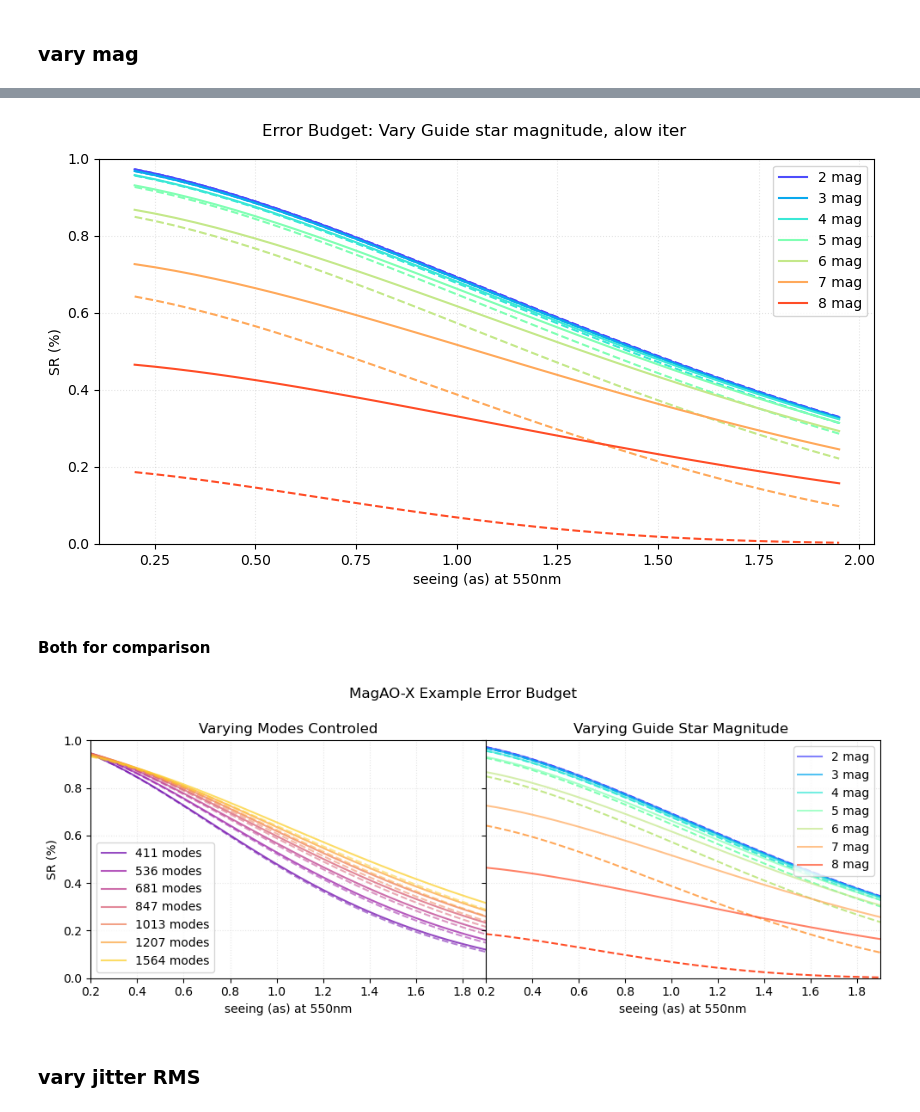
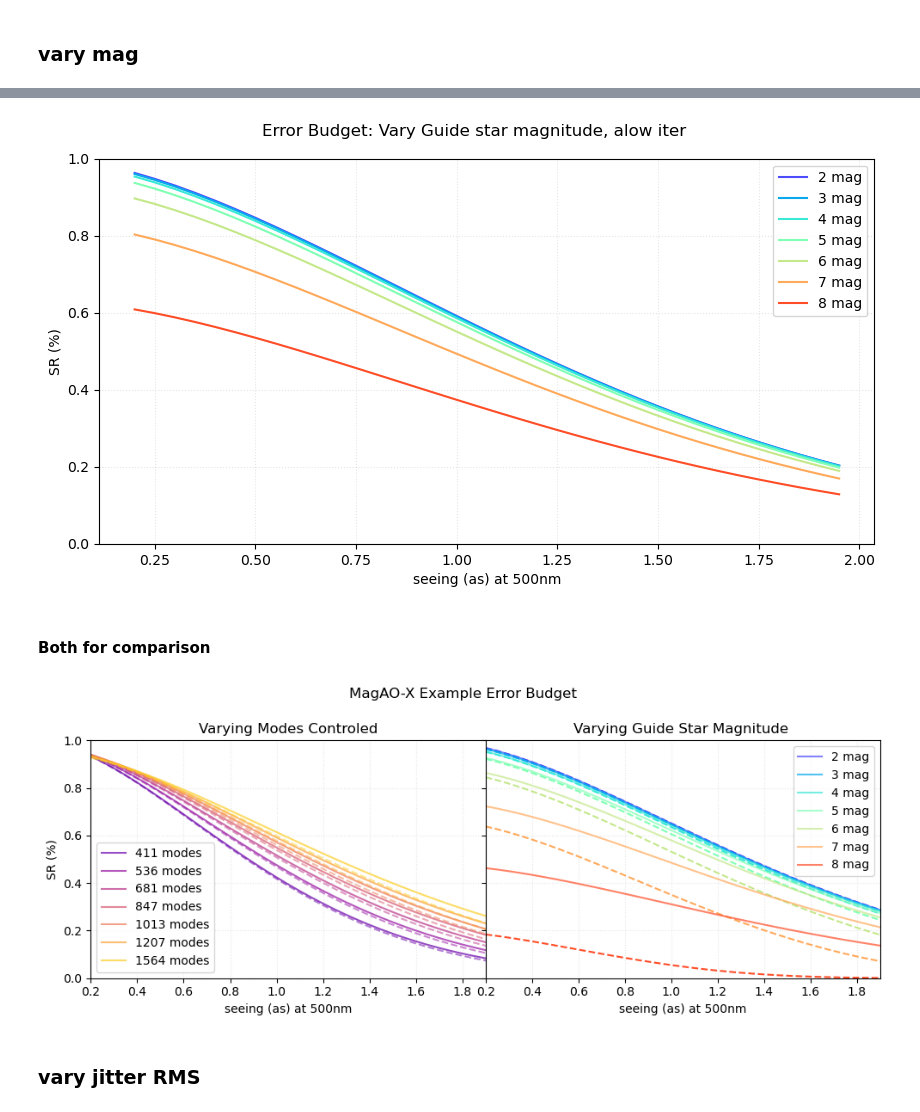
Before and after one commit to edenacadia/sparkles, a Jupyter notebook: sim/fitting_error.ipynb, the cells around one changed output, grey strips where cells are left out. Cells and saved outputs as stored; diff of their text form; code cells hidden in the pictures.

```diff
--- a/sim/fitting_error.ipynb
+++ b/sim/fitting_error.ipynb
@@ -23,0 +33,27 @@ reload(eb)
+# %%
+DIMM_list = np.arange(.2, 2.0, 0.05)
+r_o_list = eb.seeing_to_r_o(DIMM_list)
+mags_list = np.arange(2, 10, 1)
+
+strehl_modes_opt = [[opt_modes(m, r_i, Hz=1800, v_wind=18.7)[0] for r_i in r_o_list] for m in mags_list]
+strehl_mags_list = [[eb.calc_strehl(r_o = r_i, n_act = 973, s_mag = m, rms_jitter = 0, v_wind=18.7, Hz = 1800) for r_i in r_o_list] for m in mags_list]
+# %%
+fig, axs = plt.subplots(nrows=1, ncols=1, figsize=(8,4), facecolor='white', sharey=True)
+fig.suptitle("Simulated SR: vary magnitude, control modes optimized", y = 0.95)
+fig.subplots_adjust(wspace=0, hspace = 0)
+axs.grid(color='grey', linestyle=':', alpha=0.2)
+
+n = len(mags_list)
+colors = pl.cm.rainbow(np.linspace(0.05,.9, n))
+
+for i in range(n):
+    axs.plot(DIMM_list, strehl_modes_opt[i], label = f"{mags_list[i]} mag", color=colors[i])
+    axs.plot(DIMM_list, strehl_mags_list[i], color=colors[i], ls='dashed', alpha=0.5)
+    axs.set_xlabel('seeing (as) at 500nm')
+
+axs.set_ylabel('SR (%)')
+#axs.set_xlim(0.1, 1.95)
+axs.set_ylim(0,1)
+axs.legend()
+
+plt.savefig('../plots/SR_error_budget_vMags_optModes.png',dpi=300)
@@ -43,7 +98,7 @@ colors = pl.cm.plasma(np.linspace(0.2,.9, n))
 for i in range(n):
     axs.plot(DIMM_list, strehl_modes_list[i], label = f"{modal_control[i]} modes", color=colors[i], alpha=0.5)
     axs.plot(DIMM_list, strehl_modes_iter_list[i], label = f"{modal_control[i]} m iter", color=colors[i], ls = 'dashed', alpha=0.5)
-    axs.set_xlabel('seeing (as) at 550nm')
+    axs.set_xlabel('seeing (as) at 500nm')
 
 axs.set_ylabel('SR (%)')
 axs.set_ylim(0,1)
@@ -60,5 +123,5 @@ DIMM_list = np.arange(.2, 2.0, 0.05)
 r_o_list = eb.seeing_to_r_o(DIMM_list) # in meters
 mags_list = np.arange(2, 9, 1)
 # calc strehl
-strehl_mags_list = [[eb.calc_strehl(r_o = r_i, s_mag = m, rms_jitter = 0, v_wind=18.7) for r_i in r_o_list] for m in mags_list]
-strehl_mags_list_iter = [[eb.calc_strehl_iter(r_o = r_i, s_mag = m, rms_jitter = 0, v_wind=18.7) for r_i in r_o_list] for m in mags_list]
+strehl_mags_list = [[eb.calc_strehl(r_o = r_i, n_act = 973, s_mag = m, rms_jitter = 0, v_wind=18.7) for r_i in r_o_list] for m in mags_list]
+#strehl_mags_list_iter = [[eb.calc_strehl_iter(r_o = r_i, n_act = 1000, s_mag = m, rms_jitter = 0, v_wind=18.7) for r_i in r_o_list] for m in mags_list]
@@ -65,25 +146,25 @@ strehl_mags_list_iter = [[eb.calc_strehl_iter(r_o = r_i, s_mag = m, rms_jitter =
 # %%
 fig, axs = plt.subplots(nrows=1, ncols=1, figsize=(10,5), facecolor='white', sharey=True)
 fig.suptitle("Error Budget: Vary Guide star magnitude, alow iter", y = 0.95)
 fig.subplots_adjust(wspace=0, hspace = 0)
 axs.grid(color='grey', linestyle=':', alpha=0.2)
 
 n = len(mags_list)
 colors = pl.cm.rainbow(np.linspace(0.1,.9, n))
 
 for i in range(n):
     axs.plot(DIMM_list, strehl_mags_list[i], label = f"{mags_list[i]} mag", color=colors[i])
-    axs.plot(DIMM_list, strehl_mags_list_iter[i], color=colors[i], ls='dashed')
-    axs.set_xlabel('seeing (as) at 550nm')
+    #axs.plot(DIMM_list, strehl_mags_list_iter[i], color=colors[i], ls='dashed')
+    axs.set_xlabel('seeing (as) at 500nm')
 
 axs.set_ylabel('SR (%)')
 #axs.set_xlim(0.1, 1.95)
 axs.set_ylim(0,1)
 axs.legend()
 
 plt.show()
 # %% [output]
-[figure, old version]
+[figure, new version]
 # %% [markdown]
 #### Both for comparison
 # %%
@@ -100,14 +181,14 @@ for i in range(len(modal_control)):
     axs[0].plot(DIMM_list, strehl_modes_list[i], label = f"{modal_control[i]} modes", color=colors[i], alpha=0.7)
     axs[0].plot(DIMM_list, strehl_modes_iter_list[i],  color=colors[i], ls = 'dashed', alpha=0.5)
     axs[0].set_title('Varying Modes Controled')
-    axs[0].set_xlabel('seeing (as) at 550nm')
+    axs[0].set_xlabel('seeing (as) at 500nm')
 axs[0].legend(loc=3)
 
 colors = pl.cm.rainbow(np.linspace(0.1,.9, len(mags_list)))
 for i in range(len(mags_list)):
     axs[1].plot(DIMM_list, strehl_mags_list[i], label = f"{mags_list[i]} mag", color=colors[i], alpha=0.7)
     axs[1].plot(DIMM_list, strehl_mags_list_iter[i], color=colors[i], ls='dashed')
-    axs[1].set_xlabel('seeing (as) at 550nm')
+    axs[1].set_xlabel('seeing (as) at 500nm')
     axs[1].set_title('Varying Guide Star Magnitude ')
 axs[1].legend(loc=1)
 axs[0].set_ylim(0,1)
@@ -118,7 +199,7 @@ plt.tight_layout()
 fig.subplots_adjust(wspace=0, hspace = 0)
 plt.savefig('../plots/SR_error_budget_vModes_vMags.png',dpi=300)
 # %% [output]
-[figure, old version]
+[figure, new version]
 # %% [markdown]
 ### vary jitter RMS
 # %%
```
Also changed, not shown: parts of 8 cells of this notebook, 10 other files.
